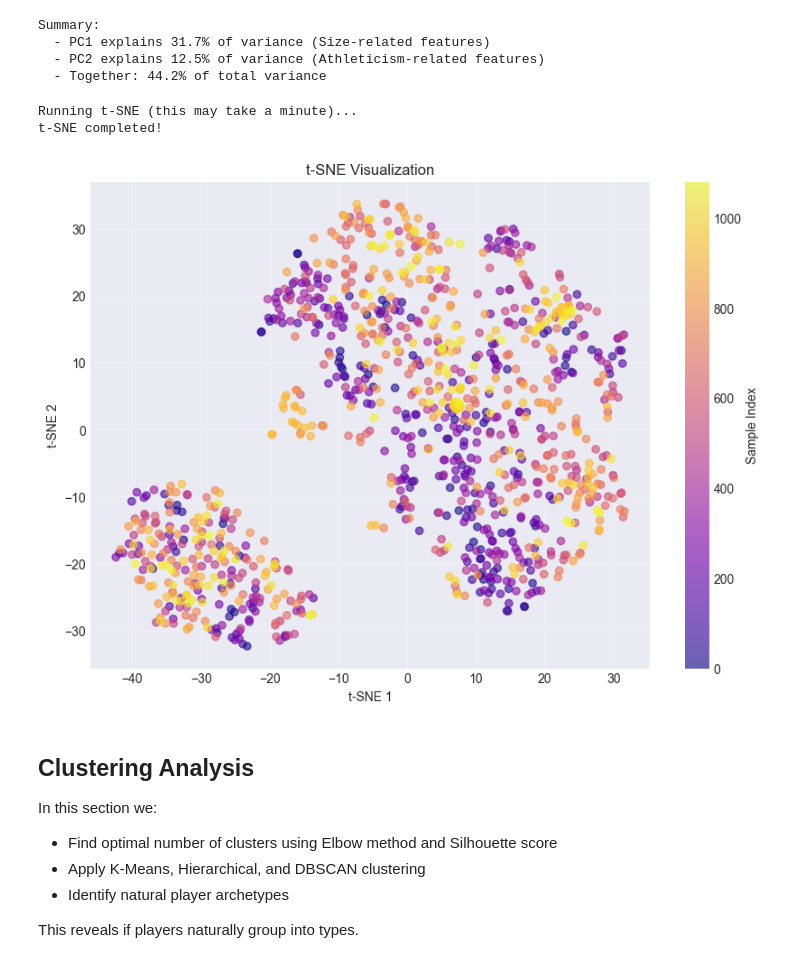
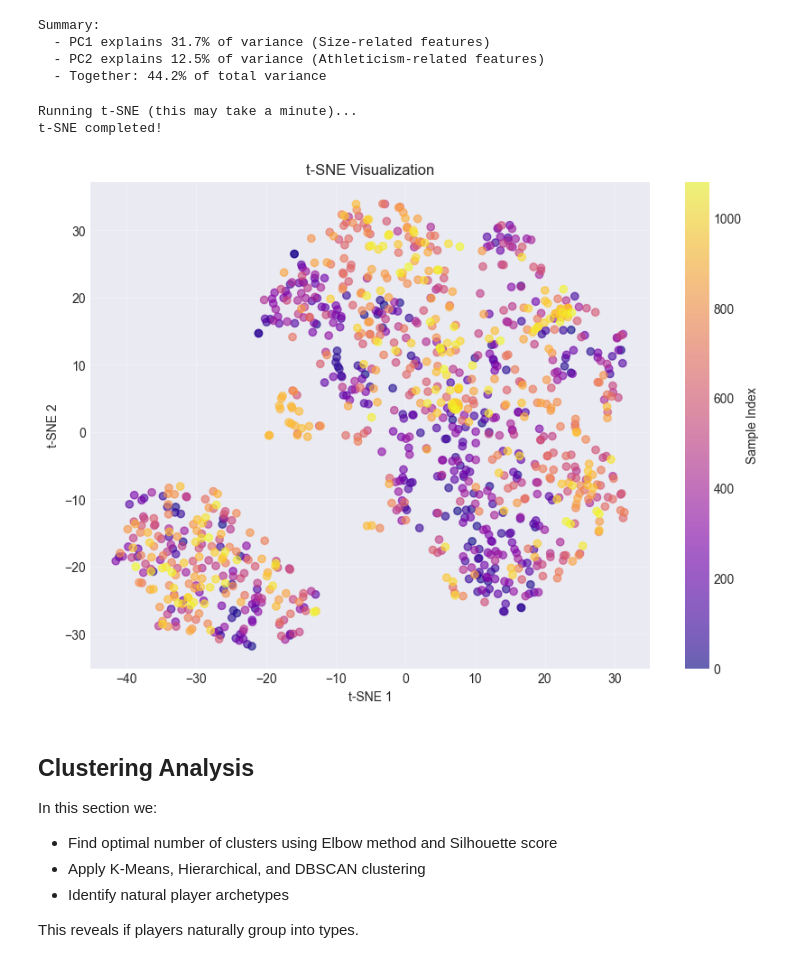
Before and after one commit to andjixi/nba-player-analysis, a Jupyter notebook: nba_data_analysis.ipynb, the cells around one changed output. Saved outputs shown, nothing was run; the diff lists cells and outputs as text; code cells hidden in the pictures.

```diff
--- a/nba_data_analysis.ipynb
+++ b/nba_data_analysis.ipynb
@@ -487,29 +525,25 @@ Summary:
 # %%
 # t-SNE
 from sklearn.manifold import TSNE
 
-# Use first 30 PCA components for speed
-pca_30 = PCA(n_components=min(30, X_no_outliers.shape[1]))
-X_pca_30 = pca_30.fit_transform(X_no_outliers)
-
 print("Running t-SNE (this may take a minute)...")
 tsne = TSNE(n_components=2, random_state=42, perplexity=30, n_iter=1000)
-X_tsne = tsne.fit_transform(X_pca_30)
+X_tsne = tsne.fit_transform(X_no_outliers)
 print("t-SNE completed!")
 
 plt.figure(figsize=(10, 7))
 plt.scatter(X_tsne[:, 0], X_tsne[:, 1], alpha=0.6, c=range(len(X_tsne)), cmap='plasma')
 plt.xlabel('t-SNE 1')
 plt.ylabel('t-SNE 2')
 plt.title('t-SNE Visualization')
 plt.colorbar(label='Sample Index')
 plt.grid(True, alpha=0.3)
 plt.savefig('figures/tsne_visualization.png', dpi=300, bbox_inches='tight')
 plt.show()
 # %% [output]
 Running t-SNE (this may take a minute)...
 t-SNE completed!
-[figure, old version]
+[figure, new version]
 # %% [markdown]
 ## Clustering Analysis
 
```
Also changed, not shown: parts of 22 cells of this notebook, 13 other files.
